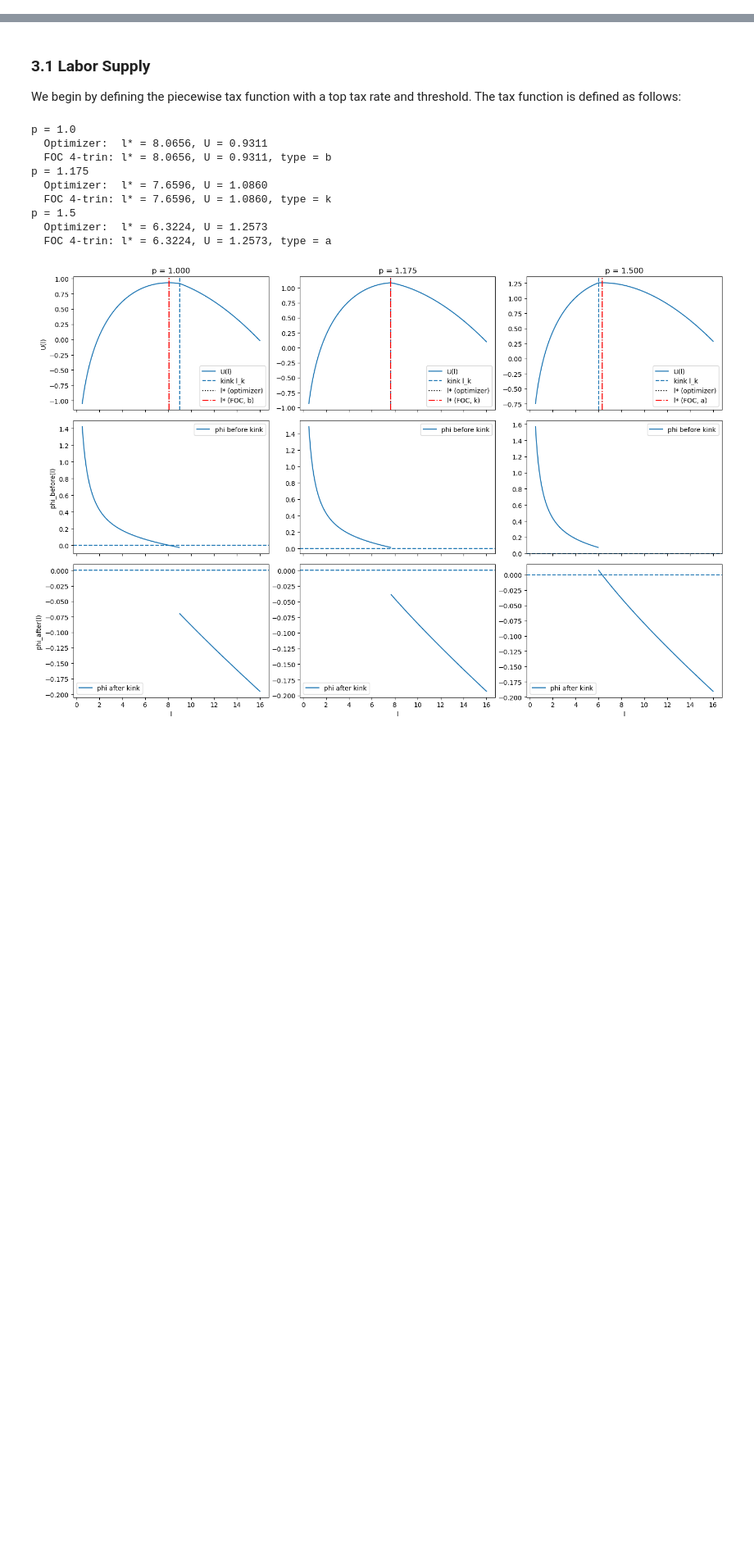
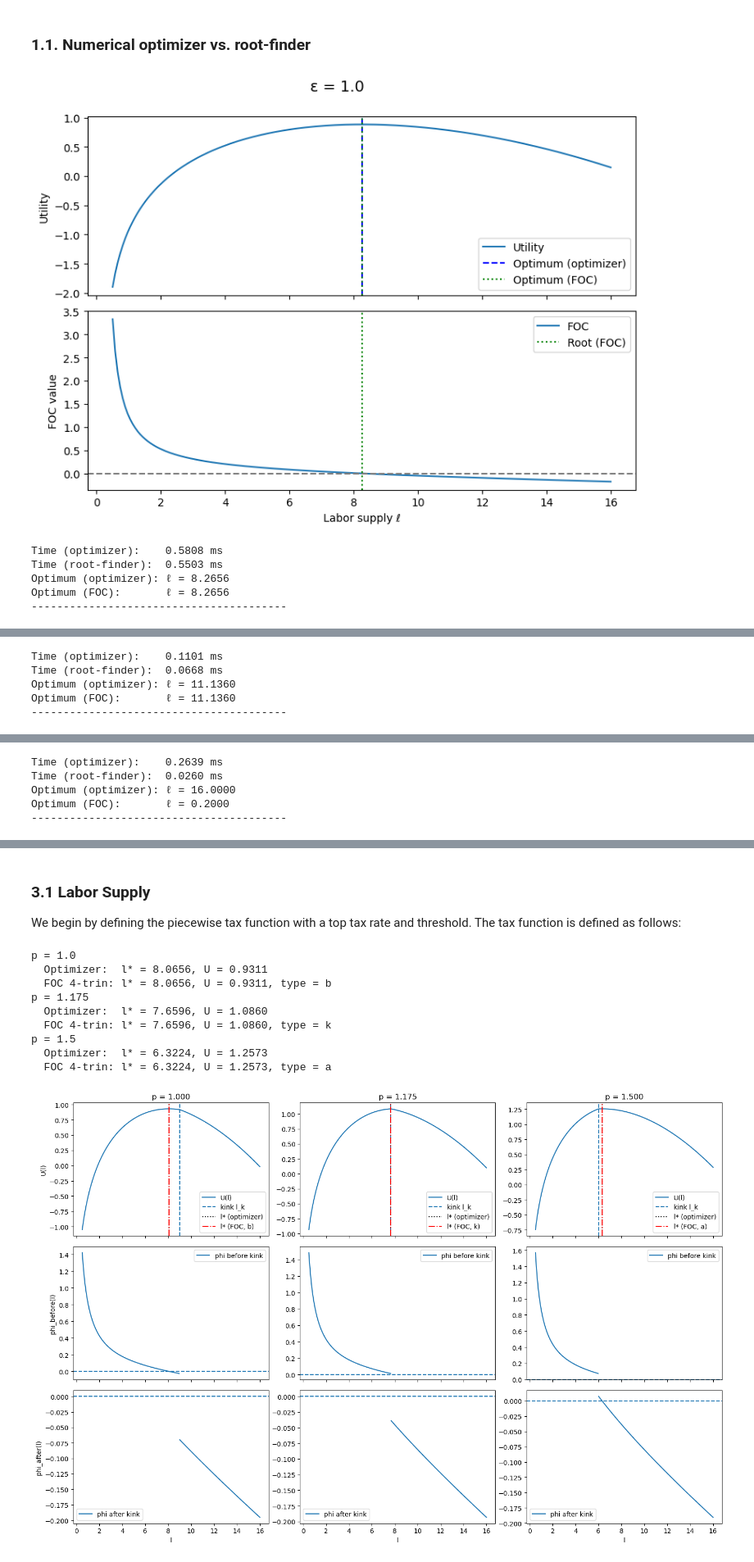
Before and after one commit to htx354/progecon, a Jupyter notebook: ModelProject.ipynb, the cells around one changed output, grey strips where cells are left out. Shown at 82% size. Drawn from its saved outputs; the diff is of its cells as text; code cells hidden in the pictures; blank space fills up the shorter version.

```diff
--- a/ModelProject.ipynb
+++ b/ModelProject.ipynb
@@ -0,0 +7,2 @@
+# %% [markdown]
+### 1.1. Numerical optimizer vs. root-finder
@@ -0,0 +276,12 @@
+# %%
+for epsilon in [1.0, 0.75, 0.50]:
+    worker = WorkerClass()
+    worker.par.epsilon = epsilon
+    compare_methods(worker, p=1.0)
+# %% [output]
+[figure, added]
+Time (optimizer):    0.5808 ms
+Time (root-finder):  0.5503 ms
+Optimum (optimizer): ℓ = 8.2656
+Optimum (FOC):       ℓ = 8.2656
+----------------------------------------
@@ -0,0 +289,5 @@
+Time (optimizer):    0.1101 ms
+Time (root-finder):  0.0668 ms
+Optimum (optimizer): ℓ = 11.1360
+Optimum (FOC):       ℓ = 11.1360
+----------------------------------------
@@ -0,0 +295,5 @@
+Time (optimizer):    0.2639 ms
+Time (root-finder):  0.0260 ms
+Optimum (optimizer): ℓ = 16.0000
+Optimum (FOC):       ℓ = 0.2000
+----------------------------------------
```
Also changed, not shown: parts of 34 cells of this notebook.
